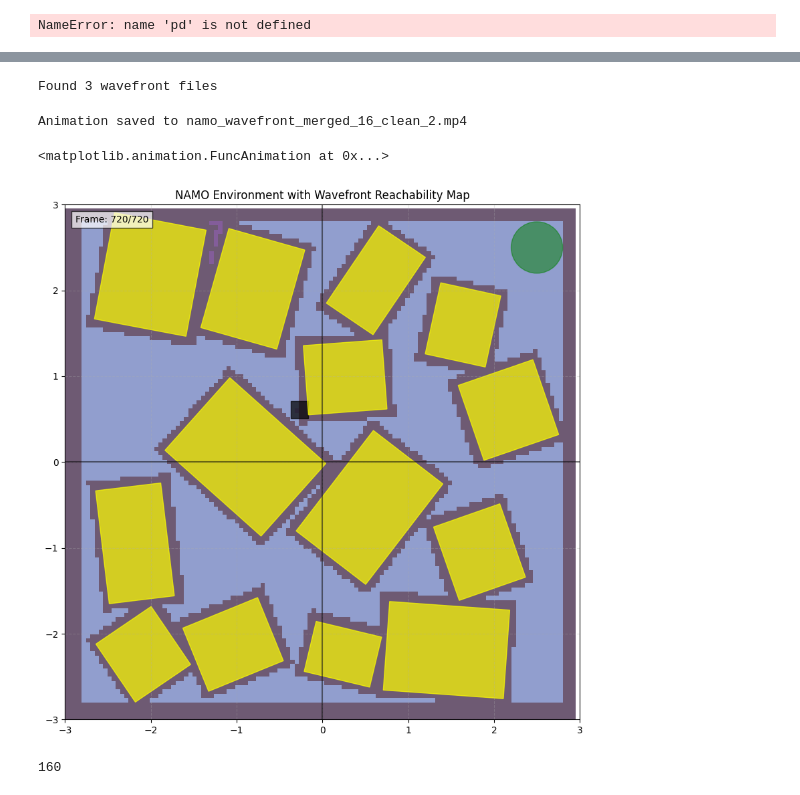
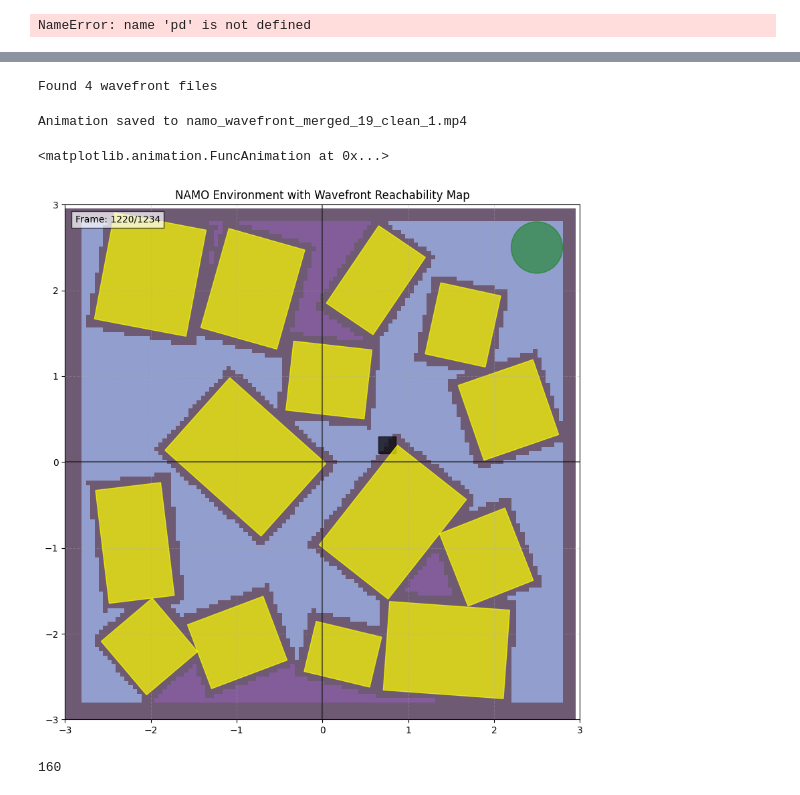
Before and after one commit to PRX-Kinodynamic/ML4KP-devel, a Jupyter notebook: vis.ipynb, the cells around one changed output, grey strips where cells are left out. Cells and saved outputs as stored; diff of their text form; code cells hidden in the pictures.

```diff
--- a/vis.ipynb
+++ b/vis.ipynb
@@ -895,25 +895,25 @@ Animation saved to namo_wavefront_merged_16.mp4
 # %%
 
 # Load the data
 import pandas as pd
 df = pd.read_csv("namo_objects.txt", sep=",")
-data_df = pd.read_csv("namo_state_log_3.csv")
+data_df = pd.read_csv("namo_state_log_2.csv")
 
 # Create the combined animation
 animate_namo_with_wavefront_merged(
     data_df,
     df,
-    "sol_wavefronts/48",
+    "sol_wavefronts/0",
     start_frame=0,
     end_frame=data_df.shape[0],
     interval=50,
-    save_path="namo_wavefront_merged_16_clean_2.mp4"
+    save_path="namo_wavefront_merged_19_clean_1.mp4"
 )
 # %% [output]
-Found 3 wavefront files
+Found 4 wavefront files
-Animation saved to namo_wavefront_merged_16_clean_2.mp4
+Animation saved to namo_wavefront_merged_19_clean_1.mp4
 <matplotlib.animation.FuncAnimation at 0x...>
-[figure, old version]
+[figure, new version]
 # %%
 grid_size
 # %% [output]
```
Also changed, not shown: parts of 1 cell of this notebook, 5 other files.
